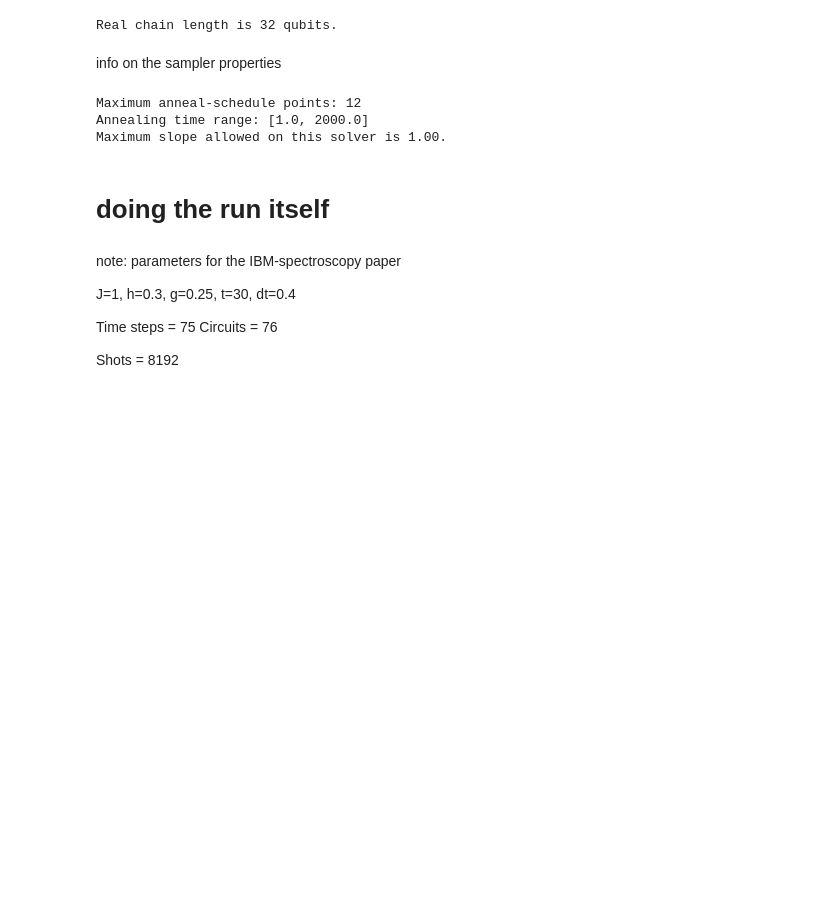
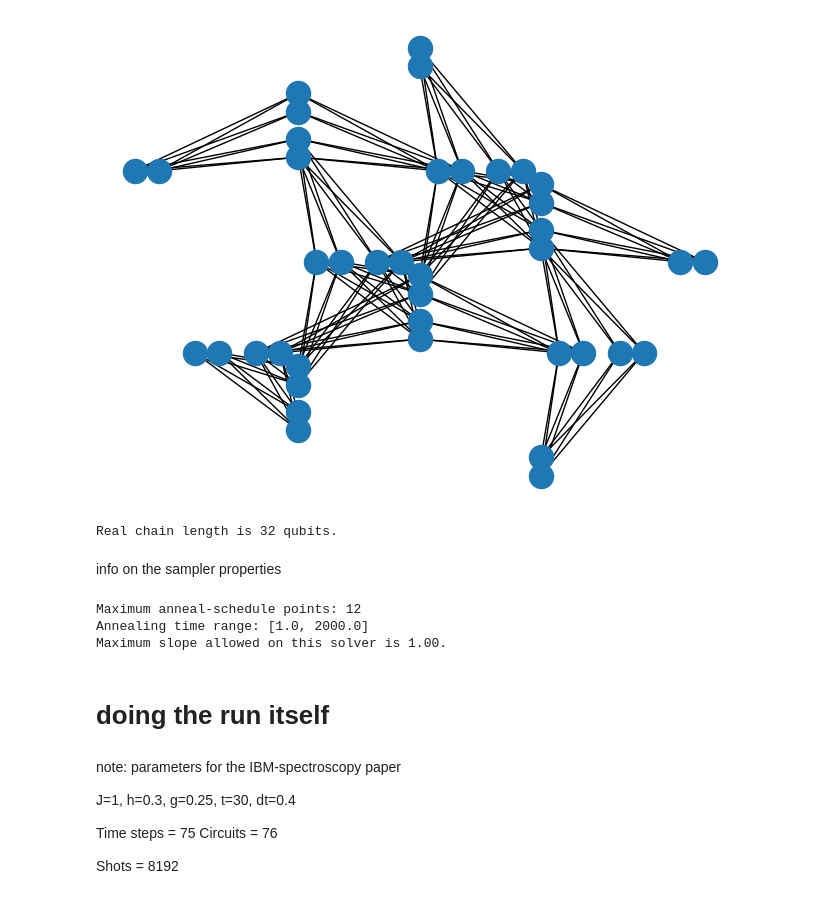
Before and after one commit to vdrouint/Meson-Annealing, a Jupyter notebook: run-chain.ipynb, the cells around one changed output. Cells and saved outputs as stored; diff of their text form; code cells hidden in the pictures; blank space fills up the shorter version.

```diff
--- a/run-chain.ipynb
+++ b/run-chain.ipynb
@@ -20,3 +41,9 @@ QPU DW_2000Q_6 was selected.
+# %%
+G = dnx.pegasus_graph(2)
+dnx.draw_pegasus(G)    # doctest: +SKIP
+plt.show()
+# %% [output]
+[figure, added]
 # %%
 #32 qubit chain
 chain=[4,0,7,3,5,1,6,2,130,133,129,134,131,132,128,135,143,136,140,139,142,137,141,138,10,14,9,13,11,15,8,12,4]
```
Also changed, not shown: parts of 2 cells of this notebook.
